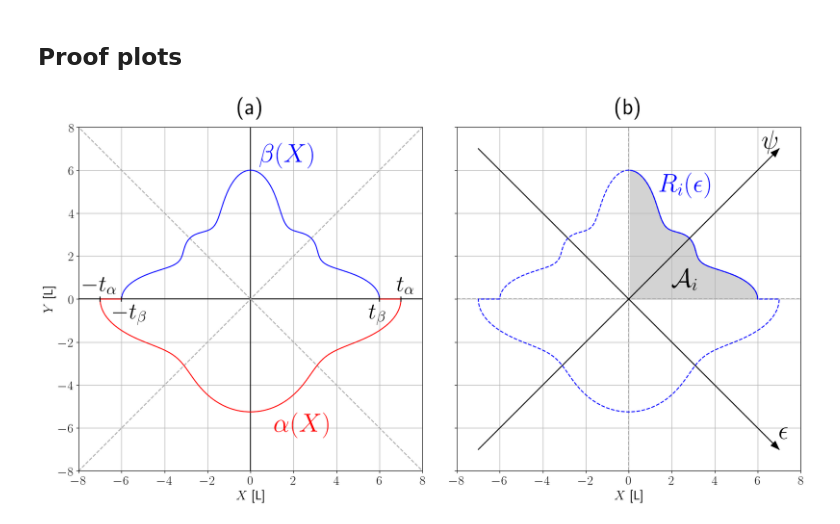
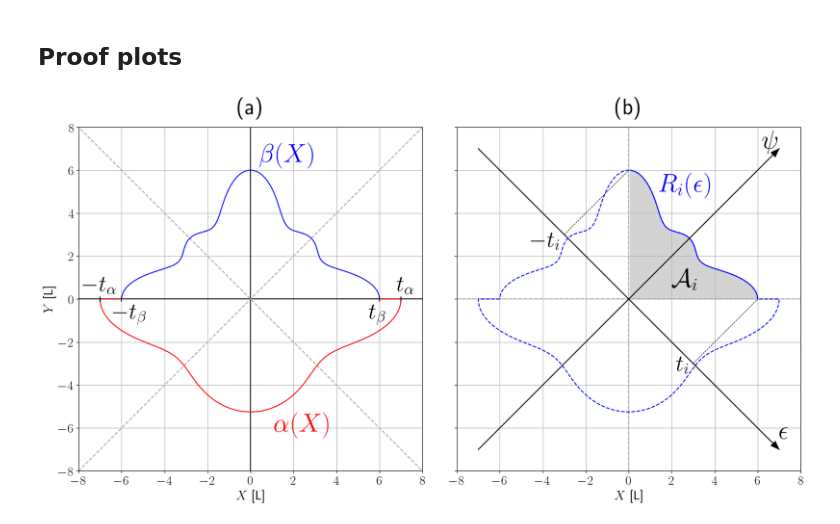
Before and after one commit to jesusBV20/source_seeking_2D, a Jupyter notebook: _article_plots.ipynb, the cells around one changed output. Saved outputs shown, nothing was run; the diff lists cells and outputs as text; code cells hidden in the pictures.

```diff
--- a/_article_plots.ipynb
+++ b/_article_plots.ipynb
@@ -650,31 +666,38 @@ ax.grid(True)
 L = 7
 ax.axvline(0, c='darkgrey', ls='--')
 ax.axhline(0, c='darkgrey', ls='--')
 ax.plot([-L,L],[-L,L], c='k', ls='-')
 ax.plot([-L,L],[L,-L], c='k', ls='-')
 vector2d(ax, [0,0], [L,L] , ls="-", hw=0.3, hl=0.4)
 vector2d(ax, [0,0], [L,-L], ls="-", hw=0.3, hl=0.4)
 
 # Plotting alfa'(ep) and beta'(ep)
 x,y,area = flower(2,theta)
 x1, y1 = x[(x>=0) & (y>=0)], y[(x>=0) & (y>=0)]
 
 ax.fill_between(x1, y1, 0, color='lightgrey')
 ax.plot(x1, y1,'-b')
 ax.plot(xu, yu,'--b')
 ax.plot(xd, yd,'--b')
 
+# Diagonal lines
+ax.plot([-3,0],[3,6], c='k', ls='--', lw=0.8)
+ax.plot([3,6],[-3,0], c='k', ls='--', lw=0.8)
+
 # Text symbols
 ax.text(2.0, 0.6, r'$\mathcal{A}_i$', size=labels_size)
 ax.text(1.4, 5.0, r'$R_i(\epsilon)$', c='blue', size=labels_size)
 
 ax.text(L, -L + 0.5, r'$\epsilon$', size=tiny_size)
 ax.text(L - 0.8, L, r'$\psi$', size=tiny_size)
 
+ax.text(-4.55, 2.45, r'$-t_i$', size=tic_size)
+ax.text(2.2, -3.3, r'$t_i$', size=tic_size)
+
 # -----------------------------------------------------------------
 
 # Plot show --
 plt.savefig('obs_xxyy.eps', format='eps')
 plt.show()
 # %% [output]
-[figure, old version]
+[figure, new version]
```
Also changed, not shown: parts of 6 cells of this notebook, 5 other files.
